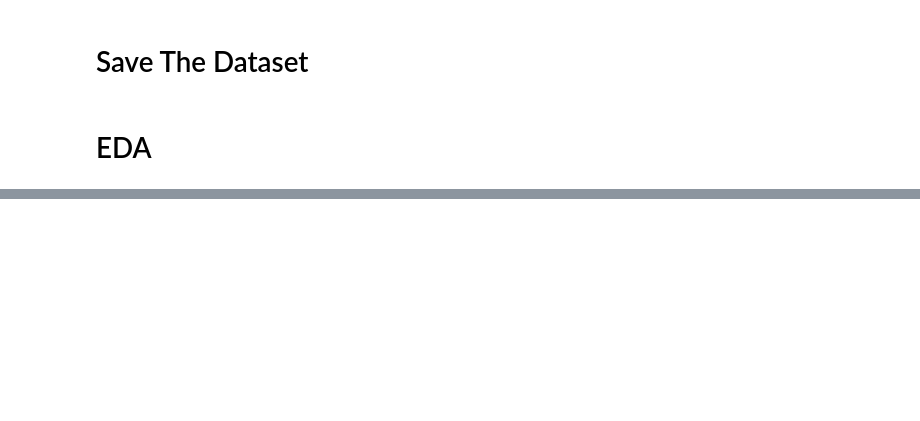
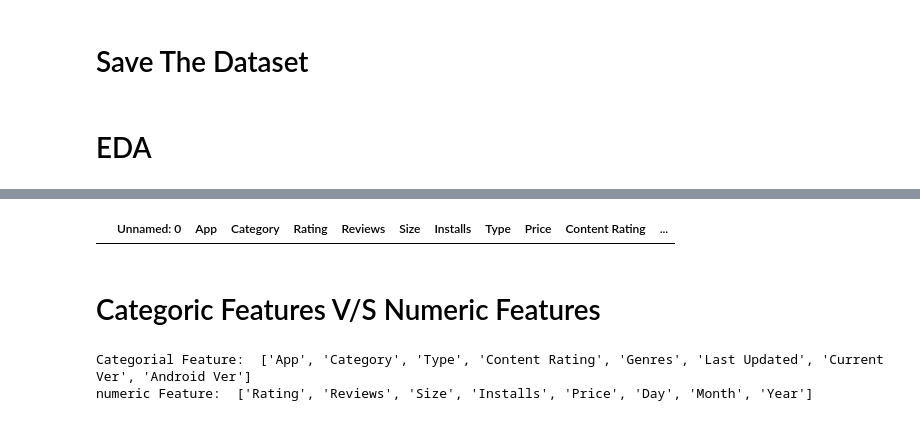
Before and after one commit to Prabhjeet2005/Machine-Learning-Practice, a Jupyter notebook: Section25_EDA/3_GooglePlayStore/googlePlayStore.ipynb, the cells around one changed output, grey strips where cells are left out. Cells and saved outputs as stored; diff of their text form; code cells hidden in the pictures; blank space fills up the shorter version.

```diff
--- a/Section25_EDA/3_GooglePlayStore/googlePlayStore.ipynb
+++ b/Section25_EDA/3_GooglePlayStore/googlePlayStore.ipynb
@@ -263,0 +285,19 @@ df_copy.to_csv("data/googleCleaned1.csv")
+# %%
+df_copy[df_copy.duplicated()]
+# %% [output]
+|  | Unnamed: 0 | App | Category | Rating | Reviews | Size | Installs | Type | Price | Content Rating | ... |
+# %% [markdown]
+# Categoric Features V/S Numeric Features
+# %%
+categorical_features = [
+    feature for feature in df_copy.columns if df_copy[feature].dtype == "O"
+]  # O -> Object
+numeric_features = [
+    feature for feature in df_copy.columns if df_copy[feature].dtype != "O"
+]
+
+print("Categorial Feature: ", categorical_features)
+print("numeric Feature: ", numeric_features)
+# %% [output]
+Categorial Feature:  ['App', 'Category', 'Type', 'Content Rating', 'Genres', 'Last Updated', 'Current Ver', 'Android Ver']
+numeric Feature:  ['Rating', 'Reviews', 'Size', 'Installs', 'Price', 'Day', 'Month', 'Year']
```
Also changed, not shown: parts of 8 cells of this notebook, 2 other files.
